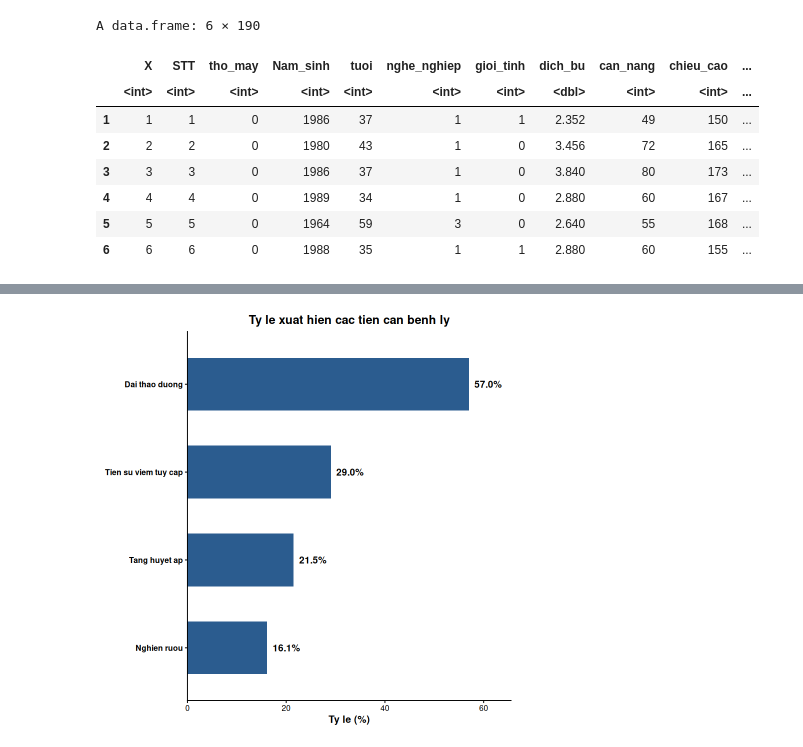
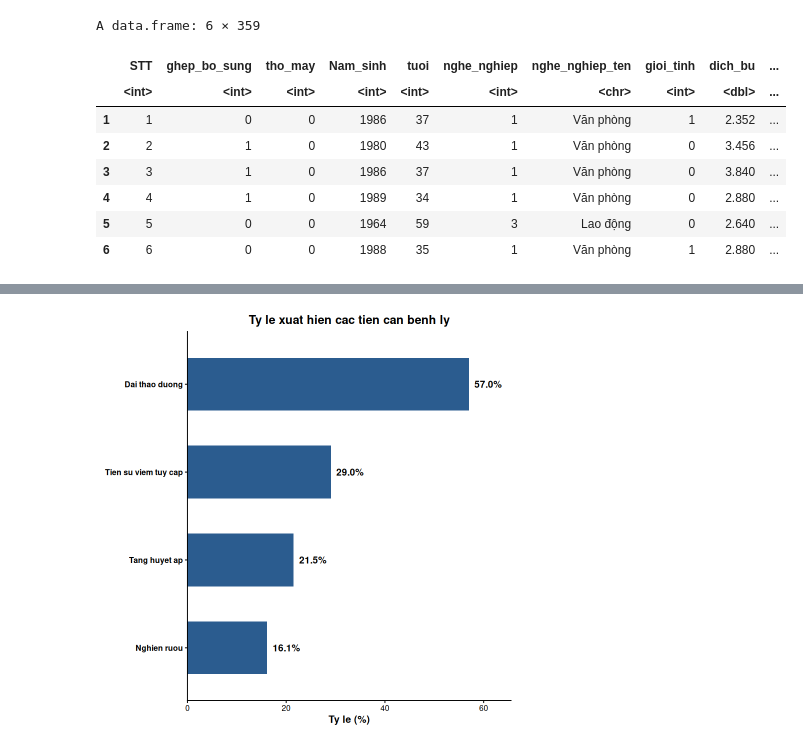
Before and after one commit to AslanPhamm/HTG-Hypertriglyceridemia-induced-acute-pancreatitis, a Jupyter notebook: Data_analyzed.ipynb, the cells around one changed output, grey strips where cells are left out. Drawn from its saved outputs; the diff is of its cells as text; code cells hidden in the pictures.

```diff
--- a/Data_analyzed.ipynb
+++ b/Data_analyzed.ipynb
@@ -1,16 +1,16 @@
 # %%
-df = read.csv("./Data_viem_tuy_cap.csv", header = TRUE)
+df = read.csv("./Data_tong_hop.csv", header = TRUE)
 head(df)
 # %% [output]
-A data.frame: 6 × 190
+A data.frame: 6 × 359
-|  | X | STT | tho_may | Nam_sinh | tuoi | nghe_nghiep | gioi_tinh | dich_bu | can_nang | chieu_cao | ... |
-|  | <int> | <int> | <int> | <int> | <int> | <int> | <int> | <dbl> | <int> | <int> | ... |
-| 1 | 1 | 1 | 0 | 1986 | 37 | 1 | 1 | 2.352 | 49 | 150 | ... |
-| 2 | 2 | 2 | 0 | 1980 | 43 | 1 | 0 | 3.456 | 72 | 165 | ... |
-| 3 | 3 | 3 | 0 | 1986 | 37 | 1 | 0 | 3.840 | 80 | 173 | ... |
-| 4 | 4 | 4 | 0 | 1989 | 34 | 1 | 0 | 2.880 | 60 | 167 | ... |
-| 5 | 5 | 5 | 0 | 1964 | 59 | 3 | 0 | 2.640 | 55 | 168 | ... |
-| 6 | 6 | 6 | 0 | 1988 | 35 | 1 | 1 | 2.880 | 60 | 155 | ... |
+|  | STT | ghep_bo_sung | tho_may | Nam_sinh | tuoi | nghe_nghiep | nghe_nghiep_ten | gioi_tinh | dich_bu | ... |
+|  | <int> | <int> | <int> | <int> | <int> | <int> | <chr> | <int> | <dbl> | ... |
+| 1 | 1 | 0 | 0 | 1986 | 37 | 1 | Văn phòng | 1 | 2.352 | ... |
+| 2 | 2 | 1 | 0 | 1980 | 43 | 1 | Văn phòng | 0 | 3.456 | ... |
+| 3 | 3 | 1 | 0 | 1986 | 37 | 1 | Văn phòng | 0 | 3.840 | ... |
+| 4 | 4 | 1 | 0 | 1989 | 34 | 1 | Văn phòng | 0 | 2.880 | ... |
+| 5 | 5 | 0 | 0 | 1964 | 59 | 3 | Lao động | 0 | 2.640 | ... |
+| 6 | 6 | 0 | 0 | 1988 | 35 | 1 | Văn phòng | 1 | 2.880 | ... |
 # %%
 library(gtsummary)
 library(dplyr)
```
Also changed, not shown: parts of 24 cells of this notebook, 11 other files.
